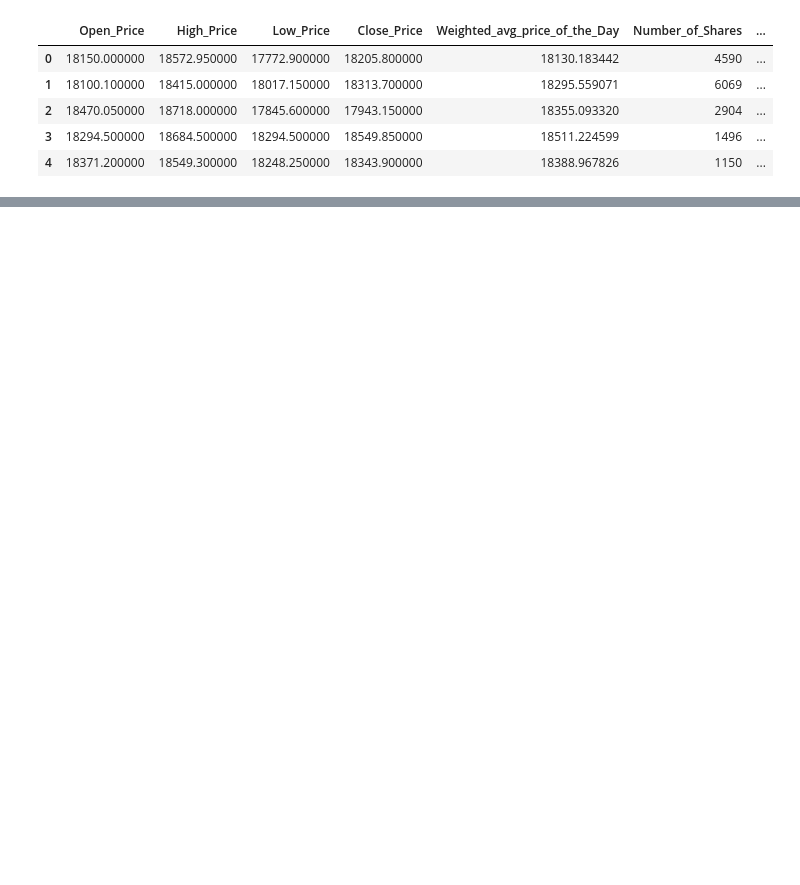
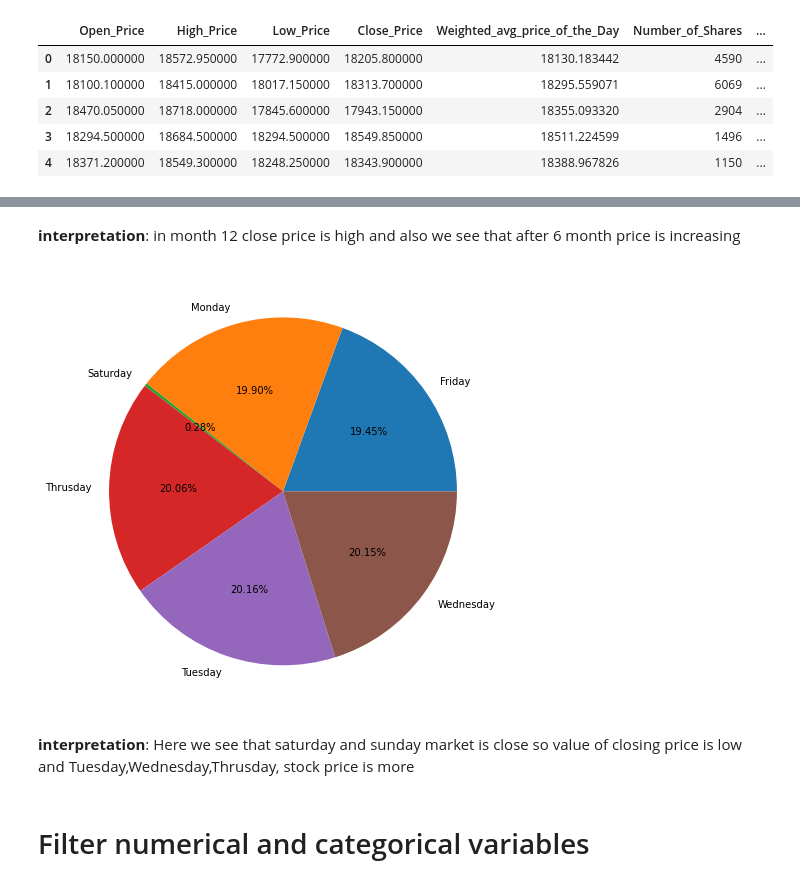
Before and after one commit to Dhokaikomal/Nestle_Stock_Price_Prediction_Project1, a Jupyter notebook: Nestle_Stock_Price_Prediction_Komal.ipynb, the cells around one changed output, grey strips where cells are left out. Cells and saved outputs as stored; diff of their text form; code cells hidden in the pictures; blank space fills up the shorter version.

```diff
--- a/Nestle_Stock_Price_Prediction_Komal.ipynb
+++ b/Nestle_Stock_Price_Prediction_Komal.ipynb
@@ -341,0 +358,13 @@ sns.lineplot(x='Open_Price',y='Close_Price',hue='Year',data=df_nestle)
+# %% [markdown]
+**interpretation**: in month 12 close price is high and also we see that after 6 month price is increasing
+# %%
+df_day=df_nestle_new.groupby('Day')['Close_Price'].sum().reset_index()
+plt.figure(figsize=(10,8))
+plt.pie(df_day['Close_Price'],labels=df_day['Day'],autopct='%1.2f%%')
+plt.show()
+# %% [output]
+[figure, added]
+# %% [markdown]
+**interpretation**: Here we see that saturday and sunday market is close so value of closing price is low and Tuesday,Wednesday,Thrusday, stock price is more
+# %% [markdown]
+# Filter numerical and categorical variables
```
Also changed, not shown: parts of 10 cells of this notebook.
